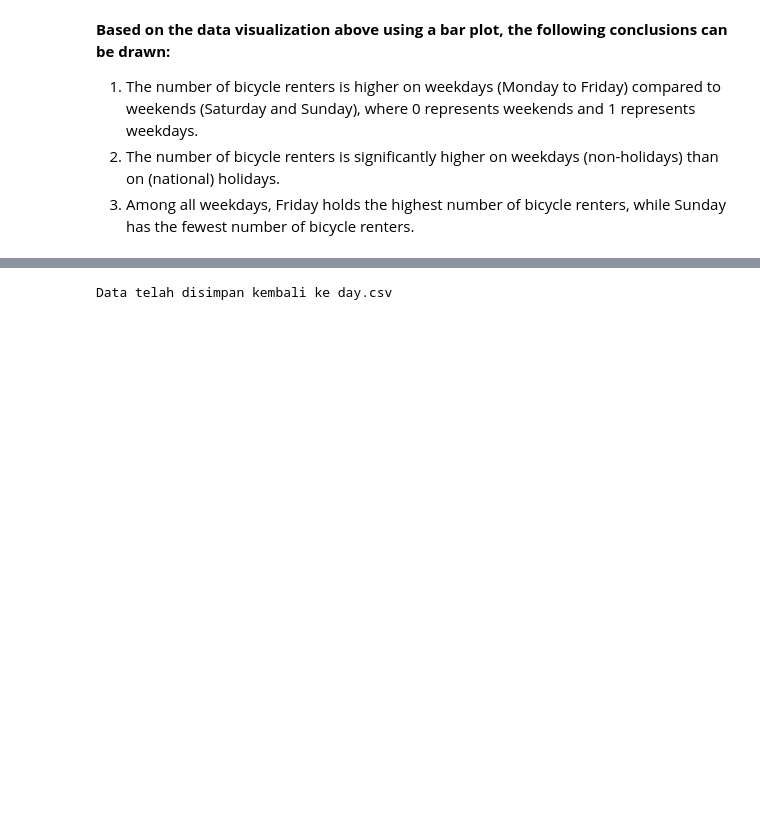
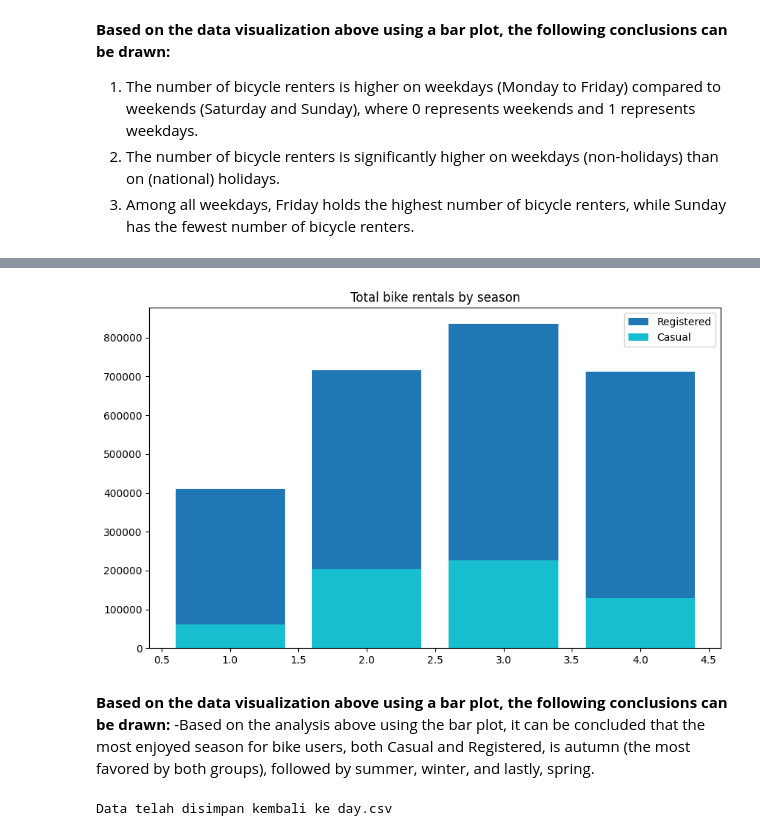
Before and after one commit to LywCodes/Data_Analyst_Project, a Jupyter notebook: notebook.ipynb, the cells around one changed output, grey strips where cells are left out. Cells and saved outputs as stored; diff of their text form; code cells hidden in the pictures; blank space fills up the shorter version.

```diff
--- a/notebook.ipynb
+++ b/notebook.ipynb
@@ -506,3 +561,35 @@ plt.show()
+# %%
+
+# Grouping data based on the season and calculating the total registered and casual usage
+seasonal_usage = day_df.groupby('season')[['registered', 'casual']].sum().reset_index()
+
+plt.figure(figsize=(10, 6))
+
+
+plt.bar(
+    seasonal_usage['season'],
+    seasonal_usage['registered'],
+    label='Registered',
+    color='tab:blue'
+)
+
+plt.bar(
+    seasonal_usage['season'],
+    seasonal_usage['casual'],
+    label='Casual',
+    color='tab:cyan'
+)
+
+plt.xlabel(None)
+plt.ylabel(None)
+plt.title('Total bike rentals by season')
+plt.legend()
+plt.show()
+# %% [output]
+[figure, added]
+# %% [markdown]
+**Based on the data visualization above using a bar plot, the following conclusions can be drawn:**
+-Based on the analysis above using the bar plot, it can be concluded that the most enjoyed season for bike users, both Casual and Registered, is autumn (the most favored by both groups), followed by summer, winter, and lastly, spring.
 # %%
 day_df.to_csv('day.csv', index=False)
 
```
Also changed, not shown: parts of 17 cells of this notebook, 2 other files.
